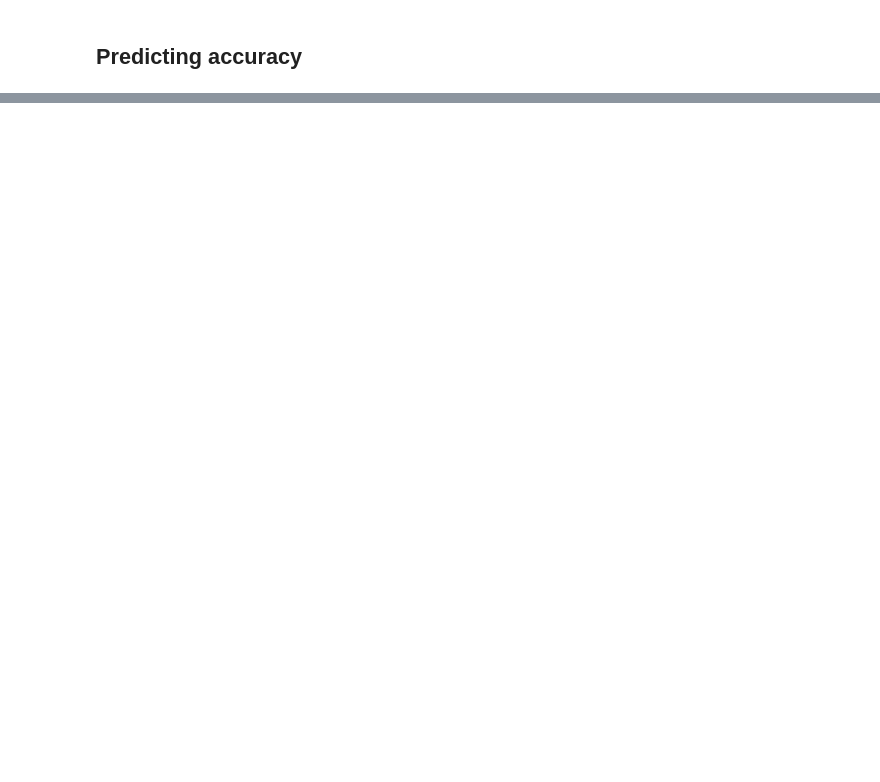
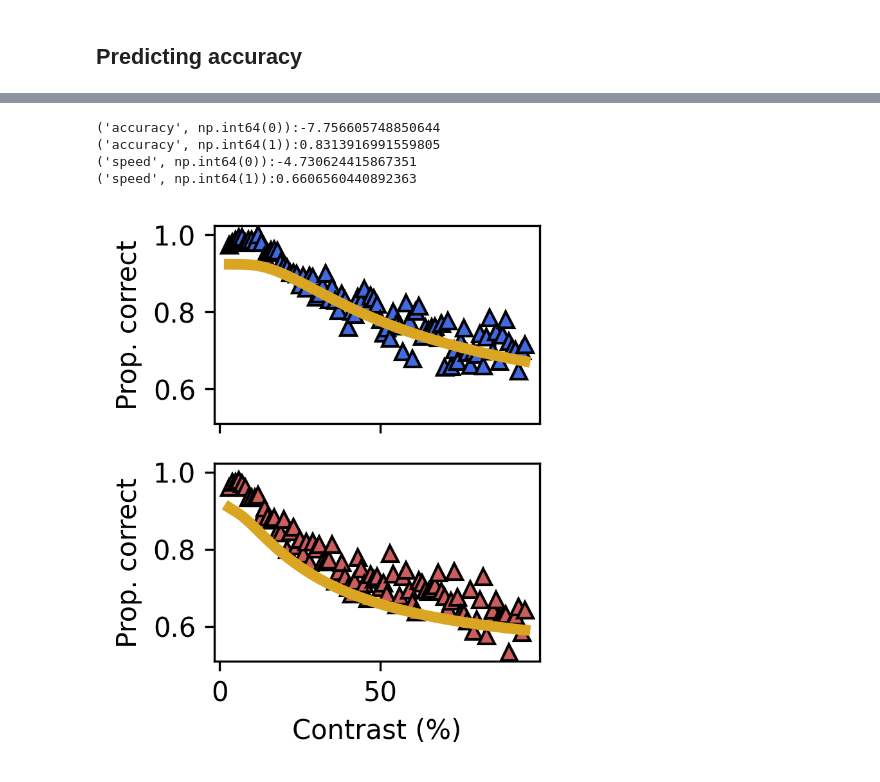
Before and after one commit to GWeindel/decision-times, a Jupyter notebook: 1-HMP_analyses.ipynb, the cells around one changed output, grey strips where cells are left out. Saved outputs shown, nothing was run; the diff lists cells and outputs as text; code cells hidden in the pictures; blank space fills up the shorter version.

```diff
--- a/1-HMP_analyses.ipynb
+++ b/1-HMP_analyses.ipynb
@@ -480,0 +470,8 @@ rec_cont:rec_sat    2257.0    2445.0    1.0
+# %%
+times_dual = times.copy()
+times_dual.loc[times_dual.event == 0, 'duration'] = times_dual[times_dual.event == 1].set_index(times_dual.loc[times_dual.event == 0].index).duration.reset_index(drop=True) +\
+    times_dual[times_dual.event == 2].set_index(times_dual.loc[times_dual.event == 0].index).duration.reset_index(drop=True)
+times_dual.loc[times_dual.event == 1, 'duration'] = times_dual[times_dual.event == 3].set_index(times_dual.loc[times_dual.event == 1].index).duration +\
+    times_dual[times_dual.event == 4].set_index(times_dual.loc[times_dual.event == 1].index).duration
+times_dual = times_dual[times_dual.event.isin([0,1])]
+times_dual['stage'] = times_dual.event.map({0: 'encoding', 1: 'decision'})
@@ -480,0 +536,26 @@ rec_cont:rec_sat    2257.0    2445.0    1.0
+# %%
+fig_acc, ax_acc = plt.subplots(2, figsize=(2.5,3), sharex=True, sharey=True, dpi=300)
+
+for stage, stage_dat in times_dual.groupby(['condition','event']):
+    sat_color_stage = color_stages[stage[0]][list(color_stages[stage[0]].keys())[stage[1]]]
+    models = ['fechner','linear']
+    preds_acc = pd.read_csv('estimation_files/'+stage[0]+'_'+stage_dat.stage.unique()[0]+'_preds_acc_fechner.csv')
+    if stage_dat.stage.unique()[0] == 'decision':
+        ax_acc[sat_ax[stage[0]]].plot(stage_dat.groupby(['contrast','participant'])\
+                                .correct.mean().groupby('contrast').mean(),'^', markersize=6, markeredgecolor='k', markerfacecolor=colors_cond[stage[0]],zorder=-1)
+        ax_acc[sat_ax[stage[0]]].plot(preds_acc.groupby(['contrast','participant'])\
+                                .mpc.mean().groupby('contrast').mean(), color=color_model['fechner'], lw=4)
+    print(f"{stage}:{r_squared(stage_dat.groupby(['contrast','participant']).correct.mean().groupby('contrast').mean(),preds_acc.groupby(['contrast','participant']).mpc.mean().groupby('contrast').mean())}")
+    if sat_ax[stage[0]] == 1:
+        ax_acc[sat_ax[stage[0]]].set_xlabel('Contrast (%)')
+
+ax_acc[0].set_ylabel('Prop. correct')
+ax_acc[1].set_ylabel('Prop. correct')
+fig_acc.tight_layout()
+fig_acc.savefig('plots/latencies_fechneracc_dual.png',dpi=300,transparent=True,bbox_inches='tight')
+# %% [output]
+('accuracy', np.int64(0)):-7.756605748850644
+('accuracy', np.int64(1)):0.8313916991559805
+('speed', np.int64(0)):-4.730624415867351
+('speed', np.int64(1)):0.6606560440892363
+[figure, added]
```
Also changed, not shown: parts of 19 cells of this notebook, 4 other files.
